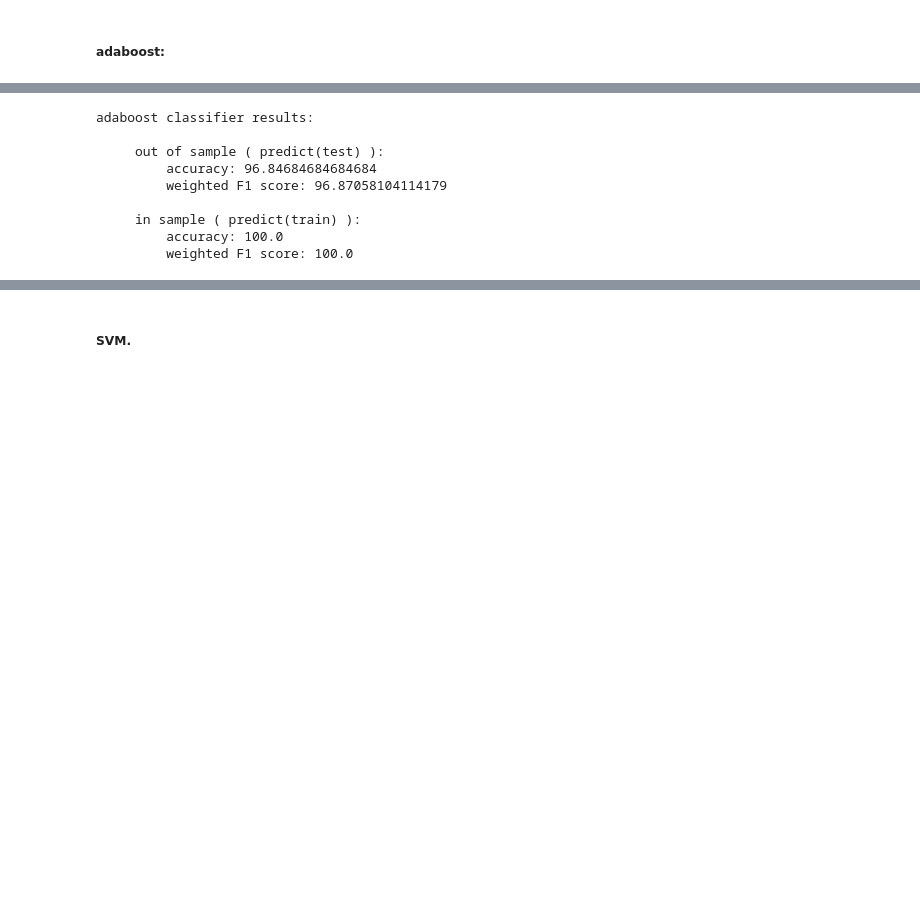
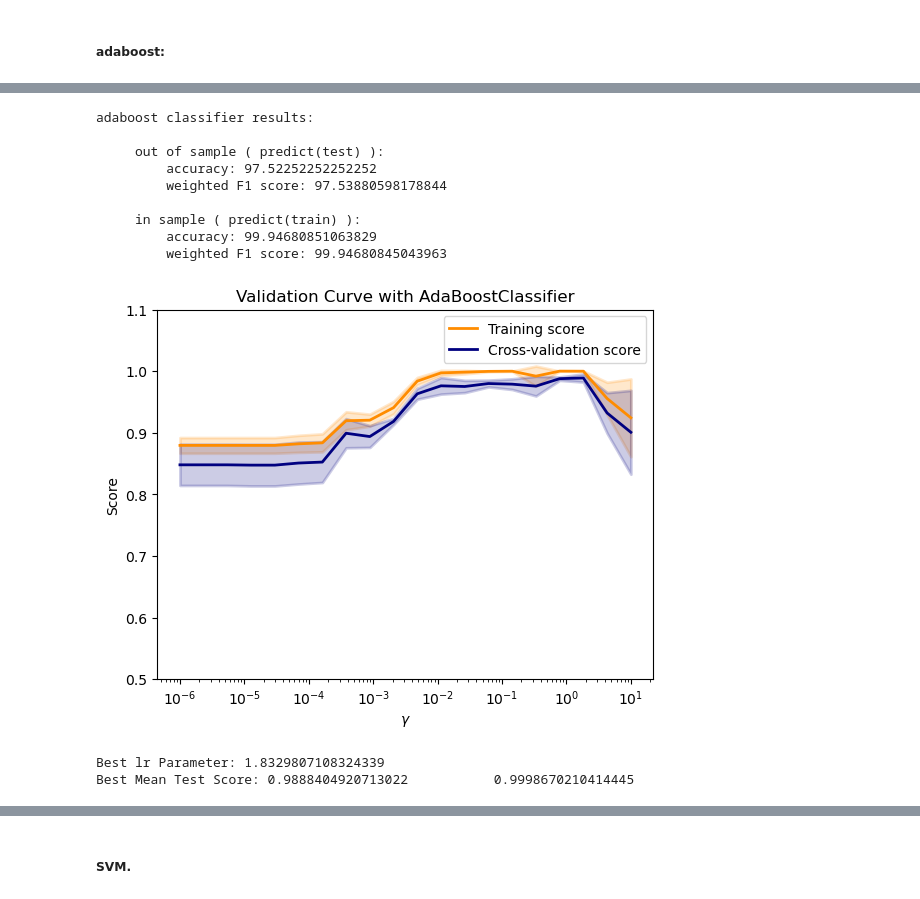
Before and after one commit to Makrion/body_type_prediction, a Jupyter notebook: src/models-analysis.ipynb, the cells around one changed output, grey strips where cells are left out. Drawn from its saved outputs; the diff is of its cells as text; code cells hidden in the pictures; blank space fills up the shorter version.

```diff
--- a/src/models-analysis.ipynb
+++ b/src/models-analysis.ipynb
@@ -73,0 +189,17 @@ AttributeError: 'NoneType' object has no attribute 'split'
+# %%
+param_grid = {
+    'n_estimators': [50, 100, 200],
+    'learning_rate': [0.1, 0.5, 1.0]
+}
+
+
+# run grid search
+grid_search = GridSearchCV(AdaBoostClassifier(estimator=DecisionTreeClassifier(max_depth=4)), param_grid=param_grid, scoring='f1_weighted', n_jobs=4)
+start = time()
+grid_search.fit(x_train_sampled, y_train_sampled)
+
+print(
+    "GridSearchCV took %.2f seconds for %d candidate parameter settings."
+    % (time() - start, len(grid_search.cv_results_["params"]))
+)
+report(grid_search.cv_results_)
@@ -74,17 +219,42 @@ AttributeError: 'NoneType' object has no attribute 'split'
 # %%
 # Create a base classifier
-base_classifier = DecisionTreeClassifier(max_depth=5)
+base_classifier = DecisionTreeClassifier(max_depth=4)
 # Create an AdaBoost classifier
-adaboost_classifier = AdaBoostClassifier(estimator=base_classifier, n_estimators=50, random_state=42)
+adaboost_classifier = AdaBoostClassifier(estimator=base_classifier, n_estimators=100,learning_rate=1.0, random_state=42)
 print("adaboost classifier results:\n")
 adaboost_classifier, doc = helpers.test_model(adaboost_classifier, x_train_sampled, y_train_sampled, x_test, y_test)
 # %% [output]
 adaboost classifier results:
 
      out of sample ( predict(test) ):
-         accuracy: 96.84684684684684
-         weighted F1 score: 96.87058104114179
+         accuracy: 97.52252252252252
+         weighted F1 score: 97.53880598178844
 
      in sample ( predict(train) ):
-         accuracy: 100.0
-         weighted F1 score: 100.0
+         accuracy: 99.94680851063829
+         weighted F1 score: 99.94680845043963
+# %%
+# Create a base classifier
+base_classifier = DecisionTreeClassifier(max_depth=4)
+# Create an AdaBoost classifier
+adaboost_classifier = AdaBoostClassifier(estimator=base_classifier, n_estimators=100, random_state=42)
+
+param_range=np.logspace(-6,1, 20)
+#param_range=np.linspace(-7,20,10)
+test_scores_mean, train_scores_mean = model_helpers.draw_validation_curve(x_train_sampled,
+                                                                          y_train_sampled,
+                                                                          adaboost_classifier,
+                                                                          n_jobs=5,
+                                                                          param_range=param_range,
+                                                                          param_name='learning_rate',
+                                                                          y_lim= 0.5)
+# %% [output]
+[figure, added]
+# %%
+best_param_index = np.argmax(test_scores_mean)
+best_param_value = param_range[best_param_index]
+print("Best lr Parameter:", best_param_value)
+print("Best Mean Test Score:", test_scores_mean[best_param_index],'         ',train_scores_mean[best_param_index])
+# %% [output]
+Best lr Parameter: 1.8329807108324339
+Best Mean Test Score: 0.9888404920713022           0.9998670210414445
```
Also changed, not shown: parts of 45 cells of this notebook, 11 other files.
